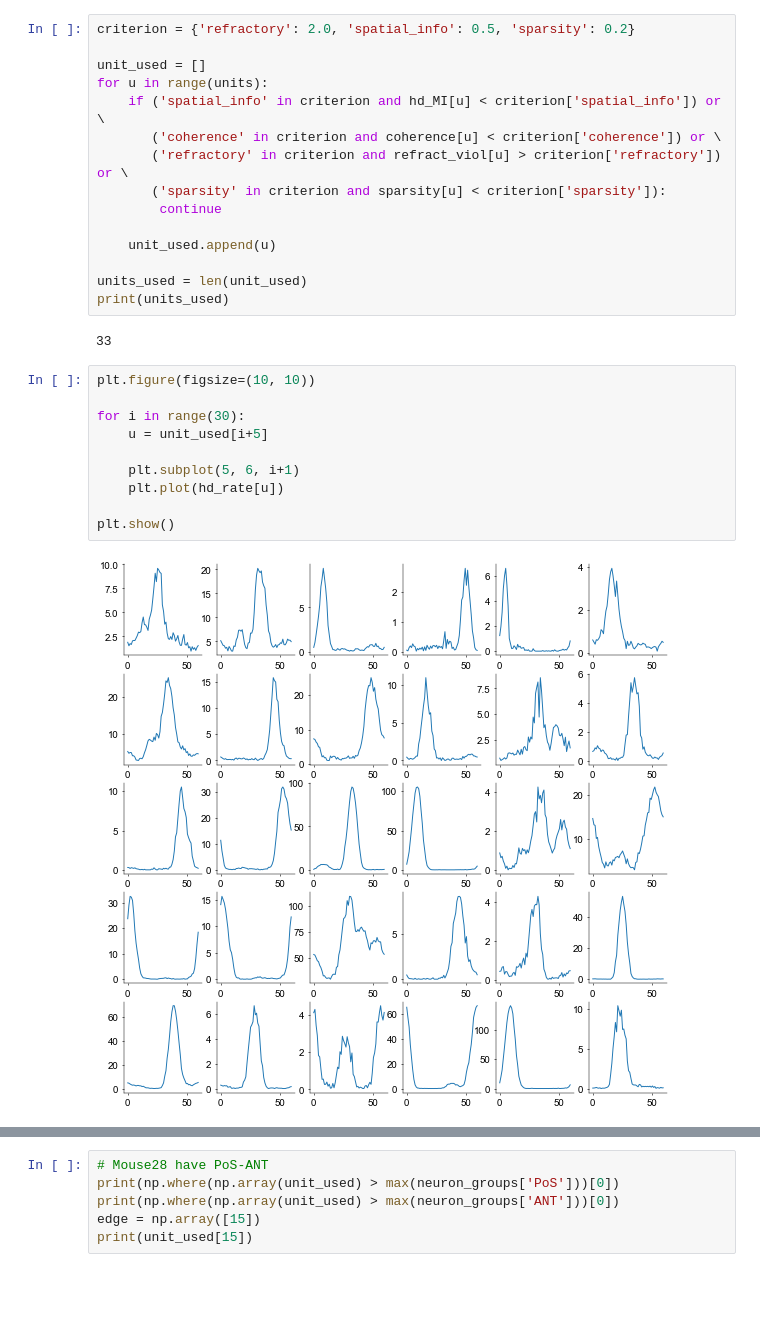
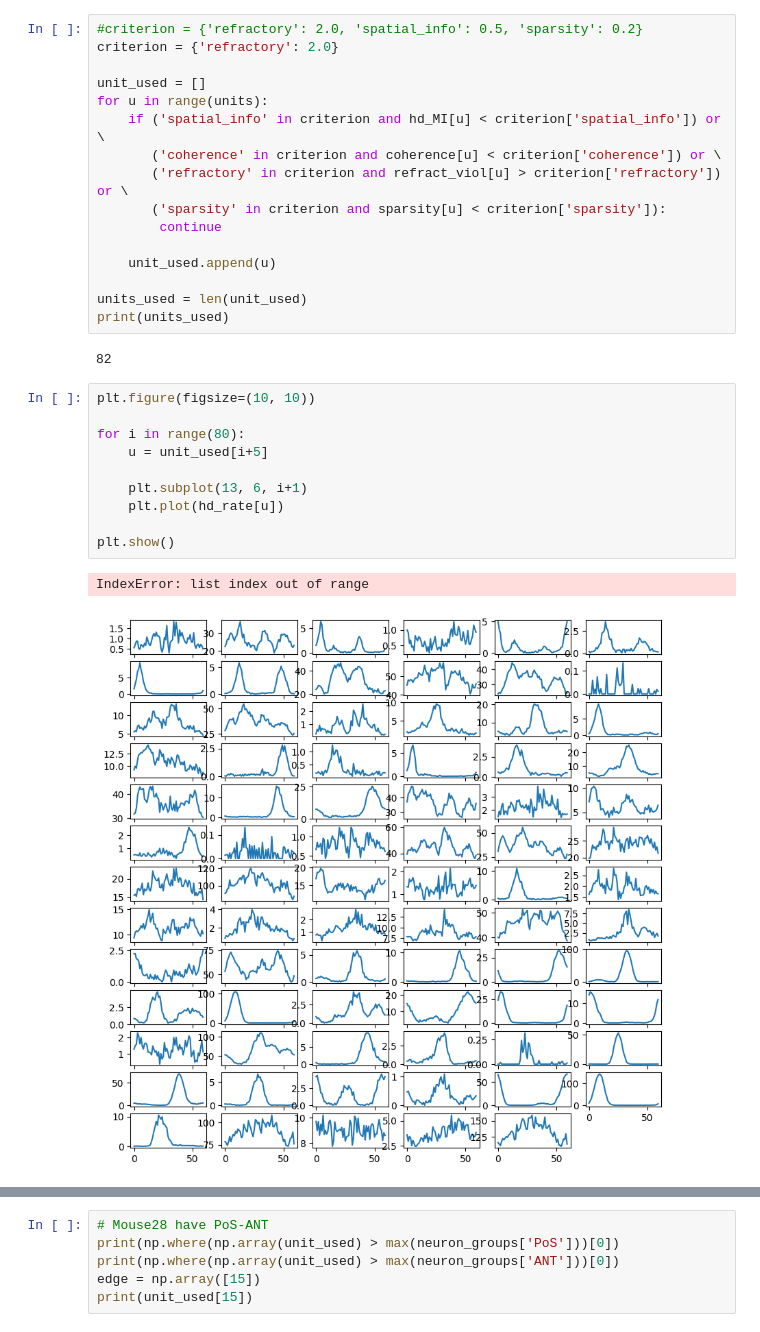
Before and after one commit to davindicode/UCM-interpret, a Jupyter notebook: preprocess/select_units_HDC.ipynb, the cells around one changed output, grey strips where cells are left out. Drawn from its saved outputs; the diff is of its cells as text; blank space fills up the shorter version.

```diff
--- a/preprocess/select_units_HDC.ipynb
+++ b/preprocess/select_units_HDC.ipynb
@@ -76,5 +89,6 @@ ISI, LV = utils.neural.compute_ISI_LV(tbin, r_t_spike)
 # %%
-criterion = {'refractory': 2.0, 'spatial_info': 0.5, 'sparsity': 0.2}
+#criterion = {'refractory': 2.0, 'spatial_info': 0.5, 'sparsity': 0.2}
+criterion = {'refractory': 2.0}
 
 unit_used = []
 for u in range(units):
@@ -89,16 +103,17 @@ for u in range(units):
 units_used = len(unit_used)
 print(units_used)
 # %% [output]
-33
+82
 # %%
 plt.figure(figsize=(10, 10))
 
-for i in range(30):
+for i in range(80):
     u = unit_used[i+5]
 
-    plt.subplot(5, 6, i+1)
+    plt.subplot(13, 6, i+1)
     plt.plot(hd_rate[u])
 
 plt.show()
 # %% [output]
+IndexError: list index out of range
-[figure, old version]
+[figure, new version]
```
Also changed, not shown: parts of 12 cells of this notebook, 6 other files.
